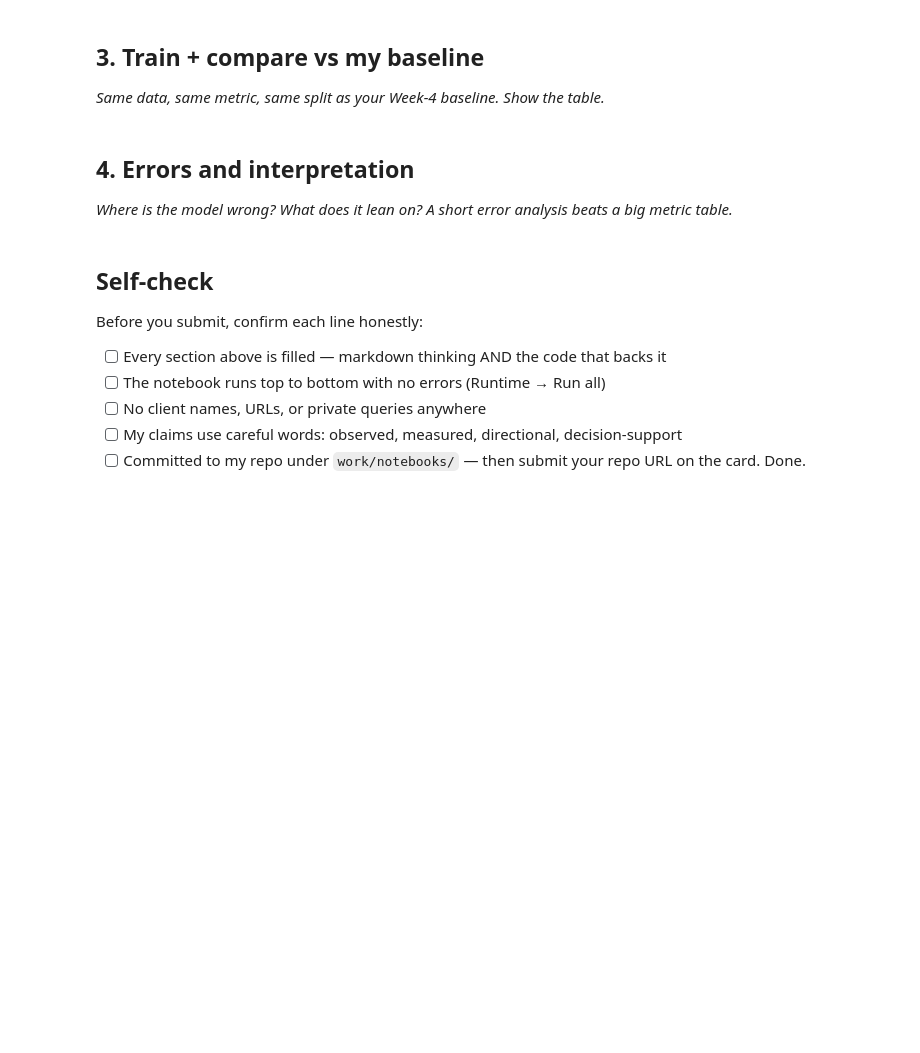
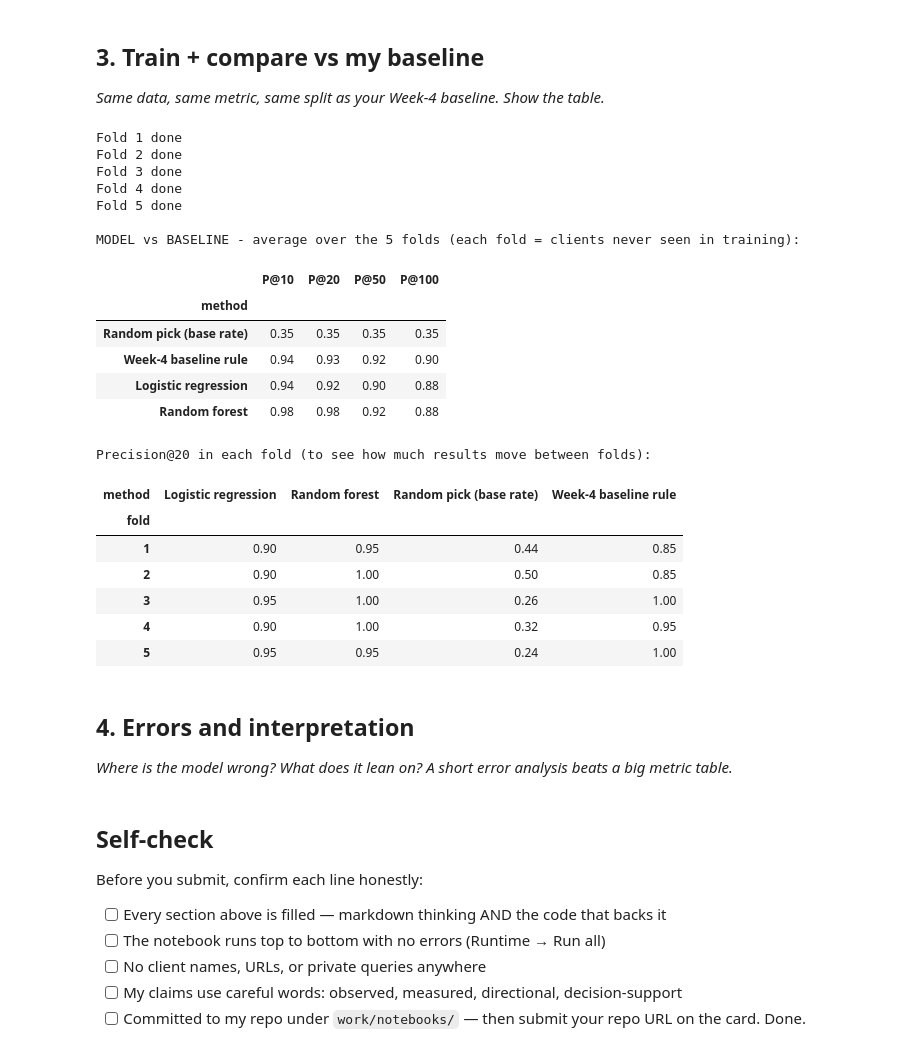
Before and after one commit to jjcodes999/flyrank-ml-repo, a Jupyter notebook: work/notebooks/w05_model.ipynb, the cells around one changed output. Drawn from its saved outputs; the diff is of its cells as text; code cells hidden in the pictures; blank space fills up the shorter version.

```diff
--- a/work/notebooks/w05_model.ipynb
+++ b/work/notebooks/w05_model.ipynb
@@ -30,3 +144,78 @@ This skeleton is yours to fill. Work the sections **in order** — each one has
+# %%
+# TRAIN + COMPARE: same 5 folds, same metric (Precision@K), same labels for every method
+from sklearn.linear_model import LogisticRegression
+from sklearn.ensemble import RandomForestClassifier
+from sklearn.pipeline import make_pipeline
+from sklearn.preprocessing import StandardScaler
+
+def squash(df):
+    """For logistic regression only: log-squash the two very skewed features."""
+    X = df[FEATURES].copy()
+    X["impressions_h1"] = np.log1p(X["impressions_h1"])
+    X["missed_clicks_h1"] = np.sign(X["missed_clicks_h1"]) * np.log1p(np.abs(X["missed_clicks_h1"]))
+    return X
+
+def precision_at_k(scores, labels, k):
+    order = np.argsort(-np.asarray(scores), kind="stable")
+    return np.asarray(labels)[order[:k]].mean()
+
+KS = [10, 20, 50, 100]
+results = []
+pages["lr_score"] = np.nan
+pages["rf_score"] = np.nan
+
+for i, (train_idx, test_idx) in enumerate(folds, 1):
+    train, test = pages.iloc[train_idx], pages.iloc[test_idx]
+
+    lr = make_pipeline(StandardScaler(), LogisticRegression(max_iter=1000))
+    lr.fit(squash(train), train["still_under"])
+
+    rf = RandomForestClassifier(n_estimators=200, min_samples_leaf=20, random_state=42, n_jobs=-1)
+    rf.fit(train[FEATURES], train["still_under"])
+
+    scores = {
+        "Week-4 baseline rule": test["baseline_score"].values,
+        "Logistic regression": lr.predict_proba(squash(test))[:, 1],
+        "Random forest": rf.predict_proba(test[FEATURES])[:, 1],
+    }
+    pages.loc[test.index, "lr_score"] = scores["Logistic regression"]
+    pages.loc[test.index, "rf_score"] = scores["Random forest"]
+
+    y = test["still_under"].values
+    results.append({"fold": i, "method": "Random pick (base rate)", **{f"P@{k}": y.mean() for k in KS}})
+    for name, s in scores.items():
+        results.append({"fold": i, "method": name, **{f"P@{k}": precision_at_k(s, y, k) for k in KS}})
+    print(f"Fold {i} done")
+
+res = pd.DataFrame(results)
+
+print("\nMODEL vs BASELINE - average over the 5 folds (each fold = clients never seen in training):")
+display(res.groupby("method", sort=False)[[f"P@{k}" for k in KS]].mean().round(2))
+
+print("\nPrecision@20 in each fold (to see how much results move between folds):")
+display(res.pivot(index="fold", columns="method", values="P@20").round(2))
+# %% [output]
+Fold 1 done
+Fold 2 done
+Fold 3 done
+Fold 4 done
+Fold 5 done
+
+MODEL vs BASELINE - average over the 5 folds (each fold = clients never seen in training):
+|  | P@10 | P@20 | P@50 | P@100 |
+| method |  |  |  |  |
+| Random pick (base rate) | 0.35 | 0.35 | 0.35 | 0.35 |
+| Week-4 baseline rule | 0.94 | 0.93 | 0.92 | 0.90 |
+| Logistic regression | 0.94 | 0.92 | 0.90 | 0.88 |
+| Random forest | 0.98 | 0.98 | 0.92 | 0.88 |
+Precision@20 in each fold (to see how much results move between folds):
+| method | Logistic regression | Random forest | Random pick (base rate) | Week-4 baseline rule |
+| fold |  |  |  |  |
+| 1 | 0.90 | 0.95 | 0.44 | 0.85 |
+| 2 | 0.90 | 1.00 | 0.50 | 0.85 |
+| 3 | 0.95 | 1.00 | 0.26 | 1.00 |
+| 4 | 0.90 | 1.00 | 0.32 | 0.95 |
+| 5 | 0.95 | 0.95 | 0.24 | 1.00 |
 # %% [markdown]
 ## 4. Errors and interpretation
 
```
Also changed, not shown: parts of 10 cells of this notebook.
